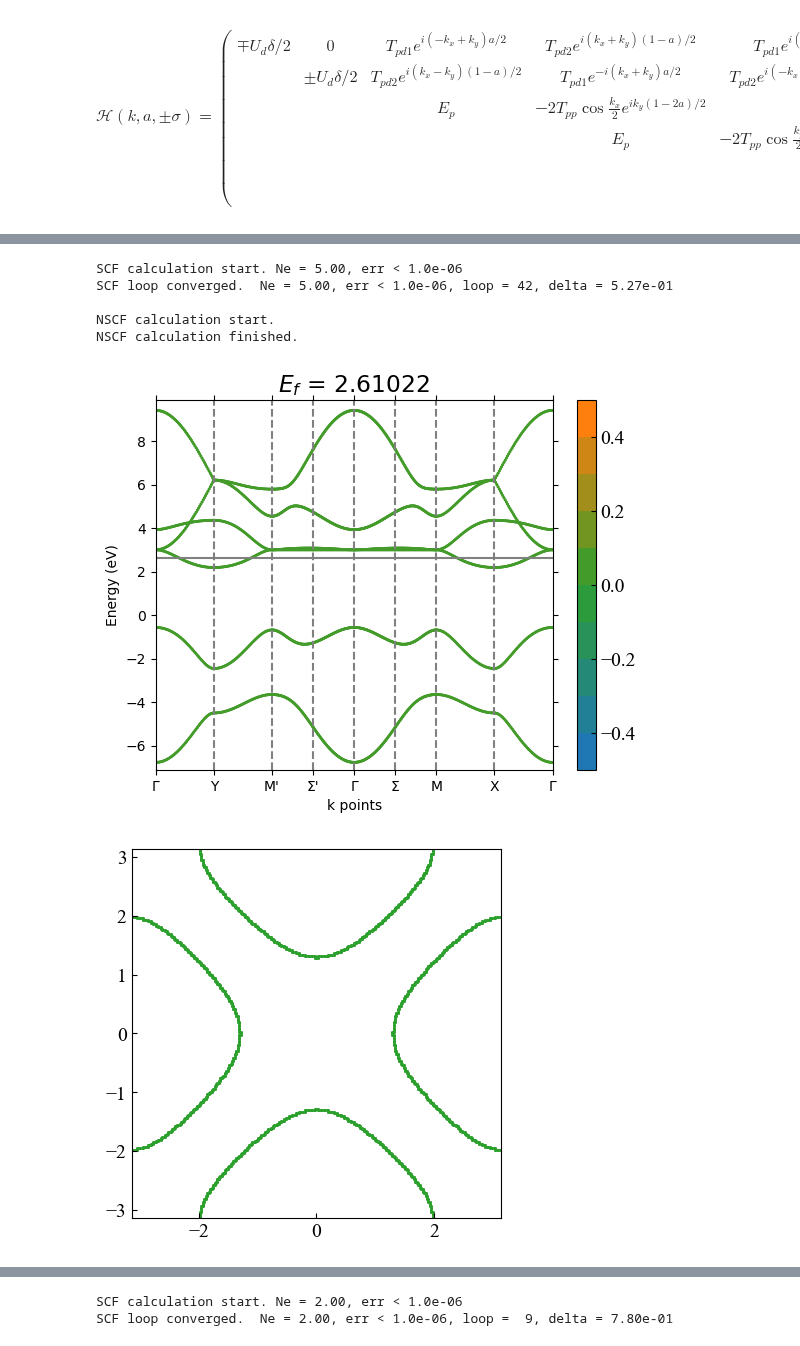
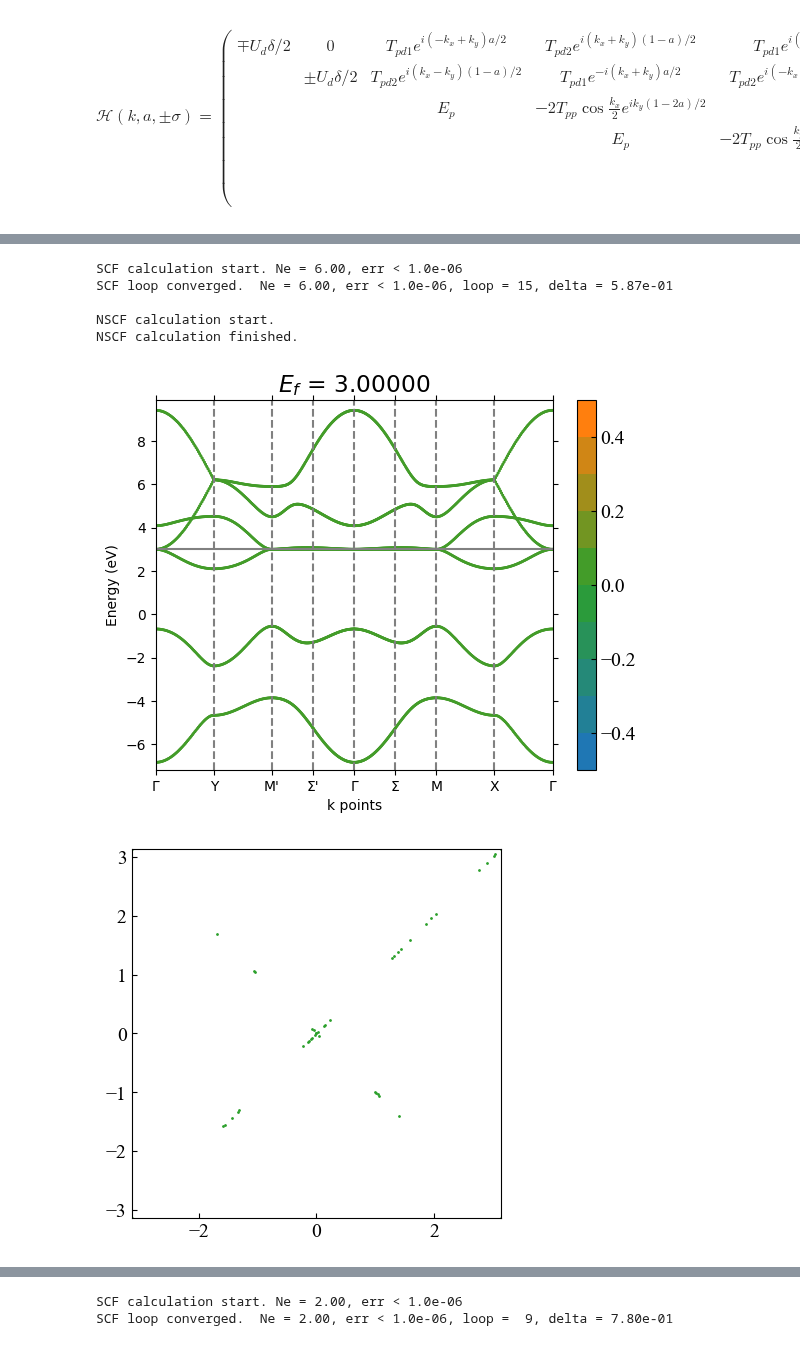
Before and after one commit to xiang-gong3944/----, a Jupyter notebook: 2024_11_28_AlterMagnet2/CuO2.ipynb, the cells around one changed output, grey strips where cells are left out. Saved outputs shown, nothing was run; the diff lists cells and outputs as text; code cells hidden in the pictures.

```diff
--- a/2024_11_28_AlterMagnet2/CuO2.ipynb
+++ b/2024_11_28_AlterMagnet2/CuO2.ipynb
@@ -176,15 +204,15 @@ model.plot3d_band()
 # %%
-model = fs.CuO2(5.0, 0.5, 51)
+model = fs.CuO2(6.0, 0.5, 51)
 model.calc_scf()
 model.calc_nscf()
 model.plot_band()
 model.plot_fermi_surface()
 # %% [output]
-SCF calculation start. Ne = 5.00, err < 1.0e-06
-SCF loop converged.  Ne = 5.00, err < 1.0e-06, loop = 42, delta = 5.27e-01
+SCF calculation start. Ne = 6.00, err < 1.0e-06
+SCF loop converged.  Ne = 6.00, err < 1.0e-06, loop = 15, delta = 5.87e-01
 
 NSCF calculation start.
 NSCF calculation finished.
-[figure, old version]
+[figure, new version]
-[figure, old version]
+[figure, new version]
 # %%
```
Also changed, not shown: parts of 5 cells of this notebook.
